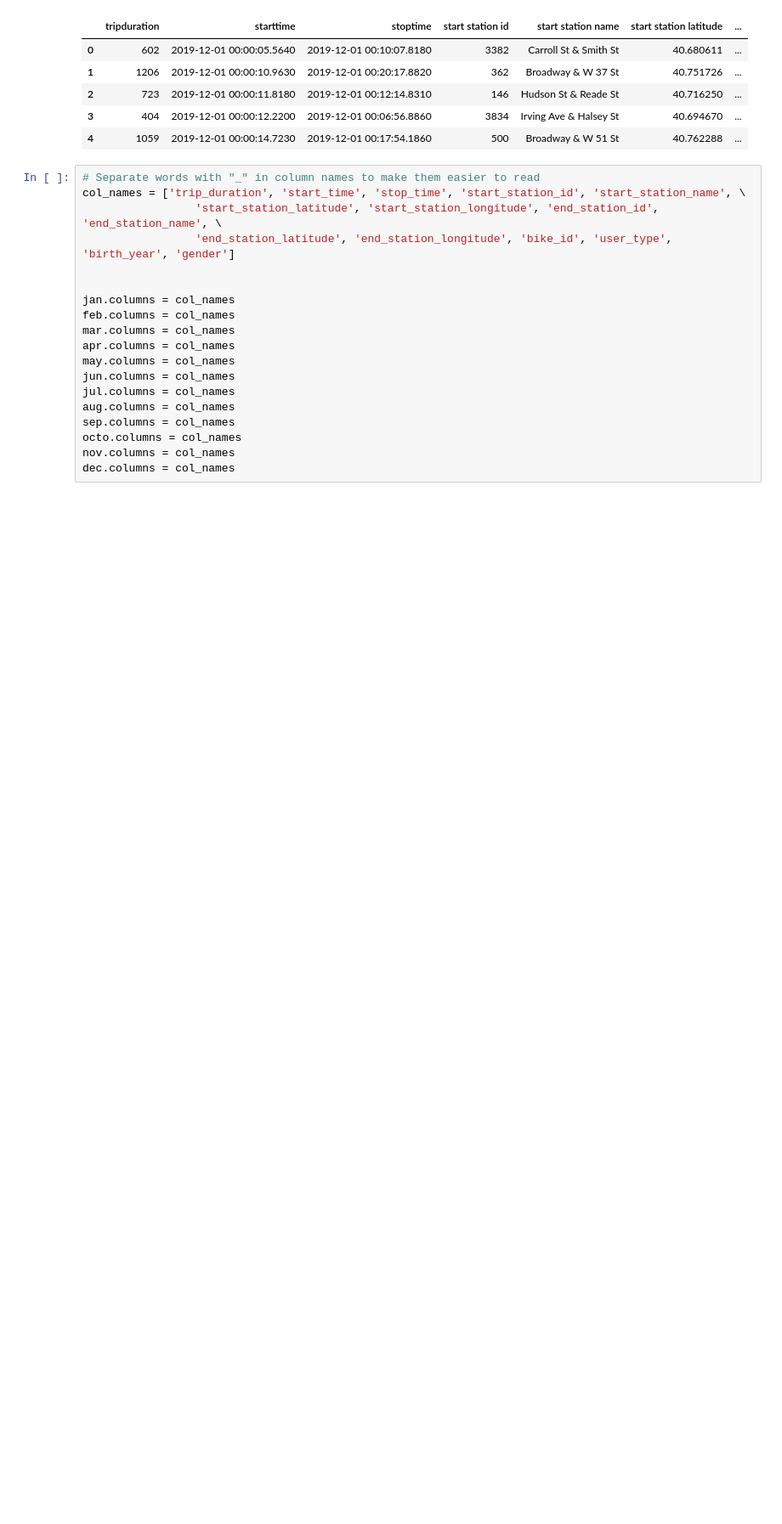
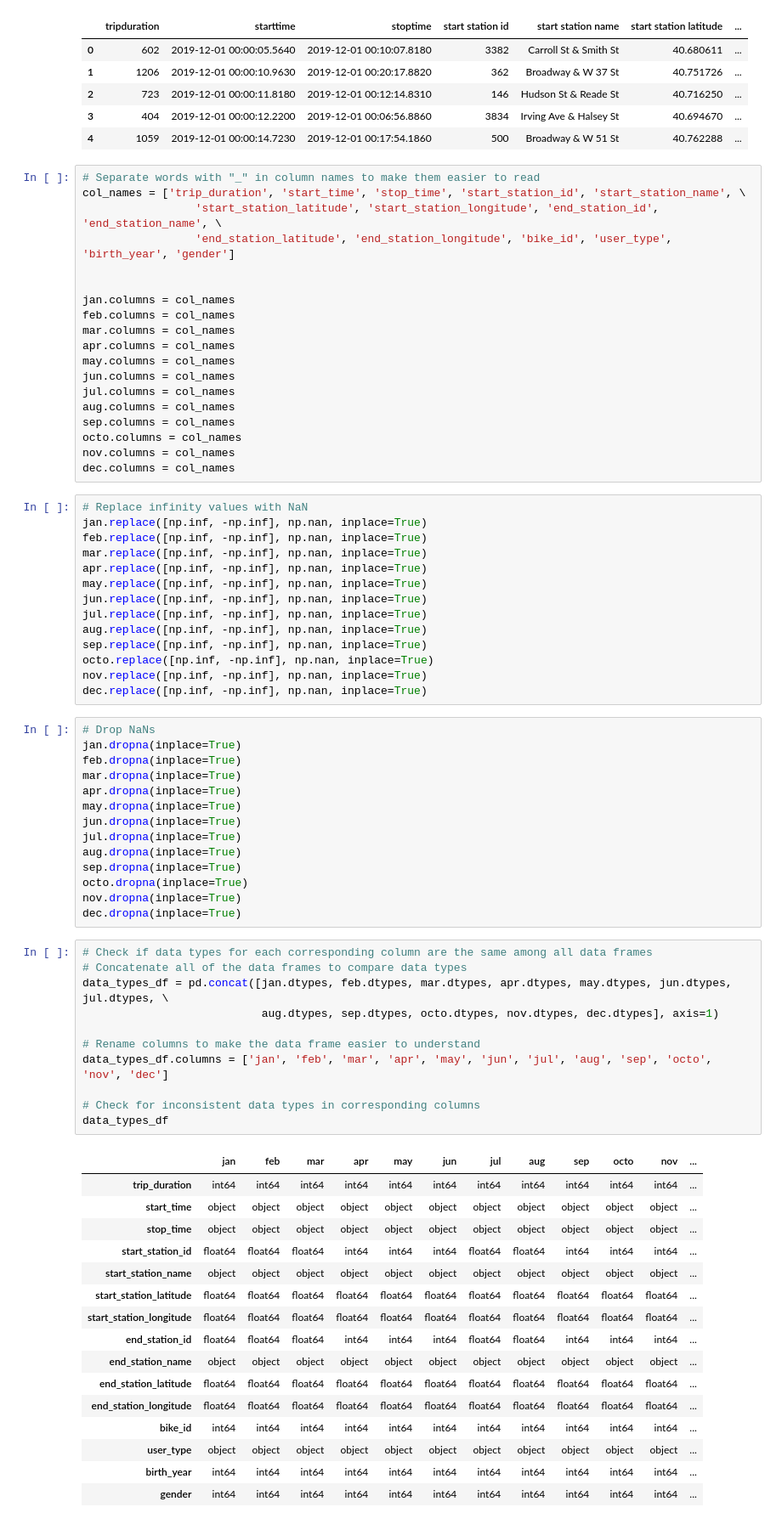
Before and after one commit to jasonzelaya/Citi-Bike-Analytics, a Jupyter notebook: citi_bike_data_aggregation.ipynb, the cells around one changed output. Shown: that part at 85% size. Drawn from its saved outputs; the diff is of its cells as text; blank space fills up the shorter version.

Commit message:
Check for column data type consistency
Create a data frame to show the data types for each column in each data frame to check if any corresponding columns have different data types.
Drop all NaNs.

```diff
--- a/citi_bike_data_aggregation.ipynb
+++ b/citi_bike_data_aggregation.ipynb
@@ -152,3 +153,59 @@ sep.columns = col_names
 octo.columns = col_names
 nov.columns = col_names
 dec.columns = col_names
+# %%
+# Replace infinity values with NaN
+jan.replace([np.inf, -np.inf], np.nan, inplace=True)
+feb.replace([np.inf, -np.inf], np.nan, inplace=True)
+mar.replace([np.inf, -np.inf], np.nan, inplace=True)
+apr.replace([np.inf, -np.inf], np.nan, inplace=True)
+may.replace([np.inf, -np.inf], np.nan, inplace=True)
+jun.replace([np.inf, -np.inf], np.nan, inplace=True)
+jul.replace([np.inf, -np.inf], np.nan, inplace=True)
+aug.replace([np.inf, -np.inf], np.nan, inplace=True)
+sep.replace([np.inf, -np.inf], np.nan, inplace=True)
+octo.replace([np.inf, -np.inf], np.nan, inplace=True)
+nov.replace([np.inf, -np.inf], np.nan, inplace=True)
+dec.replace([np.inf, -np.inf], np.nan, inplace=True)
+# %%
+# Drop NaNs
+jan.dropna(inplace=True)
+feb.dropna(inplace=True)
+mar.dropna(inplace=True)
+apr.dropna(inplace=True)
+may.dropna(inplace=True)
+jun.dropna(inplace=True)
+jul.dropna(inplace=True)
+aug.dropna(inplace=True)
+sep.dropna(inplace=True)
+octo.dropna(inplace=True)
+nov.dropna(inplace=True)
+dec.dropna(inplace=True)
+# %%
+# Check if data types for each corresponding column are the same among all data frames
+# Concatenate all of the data frames to compare data types
+data_types_df = pd.concat([jan.dtypes, feb.dtypes, mar.dtypes, apr.dtypes, may.dtypes, jun.dtypes, jul.dtypes, \
+                           aug.dtypes, sep.dtypes, octo.dtypes, nov.dtypes, dec.dtypes], axis=1)
+
+# Rename columns to make the data frame easier to understand
+data_types_df.columns = ['jan', 'feb', 'mar', 'apr', 'may', 'jun', 'jul', 'aug', 'sep', 'octo', 'nov', 'dec']
+
+# Check for inconsistent data types in corresponding columns
+data_types_df
+# %% [output]
+|  | jan | feb | mar | apr | may | jun | jul | aug | sep | octo | nov | ... |
+| trip_duration | int64 | int64 | int64 | int64 | int64 | int64 | int64 | int64 | int64 | int64 | int64 | ... |
+| start_time | object | object | object | object | object | object | object | object | object | object | object | ... |
+| stop_time | object | object | object | object | object | object | object | object | object | object | object | ... |
+| start_station_id | float64 | float64 | float64 | int64 | int64 | int64 | float64 | float64 | int64 | int64 | int64 | ... |
+| start_station_name | object | object | object | object | object | object | object | object | object | object | object | ... |
+| start_station_latitude | float64 | float64 | float64 | float64 | float64 | float64 | float64 | float64 | float64 | float64 | float64 | ... |
+| start_station_longitude | float64 | float64 | float64 | float64 | float64 | float64 | float64 | float64 | float64 | float64 | float64 | ... |
+| end_station_id | float64 | float64 | float64 | int64 | int64 | int64 | float64 | float64 | int64 | int64 | int64 | ... |
+| end_station_name | object | object | object | object | object | object | object | object | object | object | object | ... |
+| end_station_latitude | float64 | float64 | float64 | float64 | float64 | float64 | float64 | float64 | float64 | float64 | float64 | ... |
+| end_station_longitude | float64 | float64 | float64 | float64 | float64 | float64 | float64 | float64 | float64 | float64 | float64 | ... |
+| bike_id | int64 | int64 | int64 | int64 | int64 | int64 | int64 | int64 | int64 | int64 | int64 | ... |
+| user_type | object | object | object | object | object | object | object | object | object | object | object | ... |
+| birth_year | int64 | int64 | int64 | int64 | int64 | int64 | int64 | int64 | int64 | int64 | int64 | ... |
+| gender | int64 | int64 | int64 | int64 | int64 | int64 | int64 | int64 | int64 | int64 | int64 | ... |
```
Also changed, not shown: parts of 2 cells of this notebook.
